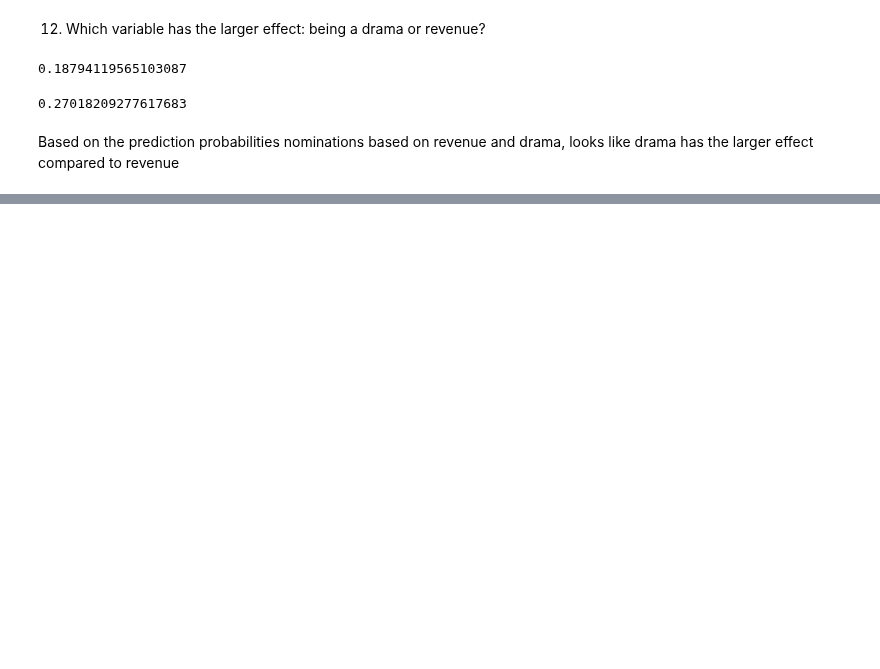
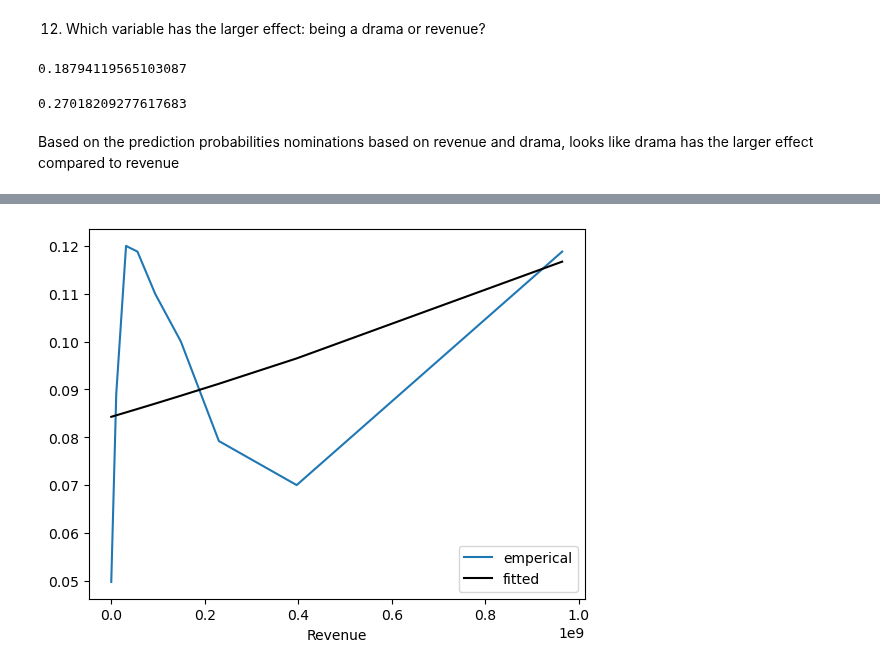
Before and after one commit to nss-data-science-cohort-9/logistic-regression-ADoddala, a Jupyter notebook: notebooks/movies_logistic_regression_exercise.ipynb, the cells around one changed output, grey strips where cells are left out. Saved outputs shown, nothing was run; the diff lists cells and outputs as text; code cells hidden in the pictures; blank space fills up the shorter version.

```diff
--- a/notebooks/movies_logistic_regression_exercise.ipynb
+++ b/notebooks/movies_logistic_regression_exercise.ipynb
@@ -138,6 +148,7 @@ fit_df.plot(x = 'Revenue',
 9. Fit a model for whether a movie was nominated based on its revenue and whether or not it is a drama.
 # %%
 #Fit a logical regression model nominated movies based on revenue and drama
+movies['Genre_Drama'] = movies['Genre_Drama'].astype(int)
 movies_Rev_drama_logreg = smf.logit("Nominee ~ Revenue + Genre_Drama",
                           data = movies).fit()
 # %% [output]
@@ -195,0 +211,14 @@ Based on the prediction probabilities nominations based on revenue and drama, lo
+# %%
+#calculate empirical(actual) probability(eprob) for the revenue-only model
+movies_summary = (
+    movies
+    .assign(group = pd.qcut(movies['Revenue'],
+                            q = 10,
+                            duplicates = 'drop'))
+    .groupby('group', observed = False)
+    [['Revenue', 'Nominee']]
+    .mean()
+    .reset_index()
+    .rename(columns = {'Nominee': 'eprob'})
+)
+movies_summary
@@ -195,0 +236,4 @@ Based on the prediction probabilities nominations based on revenue and drama, lo
+# %%
+#Calculate Predicted nomination probability(fit_prob) for the revenue-only model
+movies_summary['fit_prob'] = movies_Rev_logreg.predict(movies_summary[['Revenue']])
+movies_summary
@@ -195,0 +251,7 @@ Based on the prediction probabilities nominations based on revenue and drama, lo
+# %%
+ax = movies_summary.plot(x = 'Revenue', y = 'eprob', label ='emperical')
+movies_summary.plot(x = 'Revenue', y = 'fit_prob', label ='fitted',
+                color = 'black',
+                ax = ax);
+# %% [output]
+[figure, added]
```
Also changed, not shown: parts of 19 cells of this notebook.
